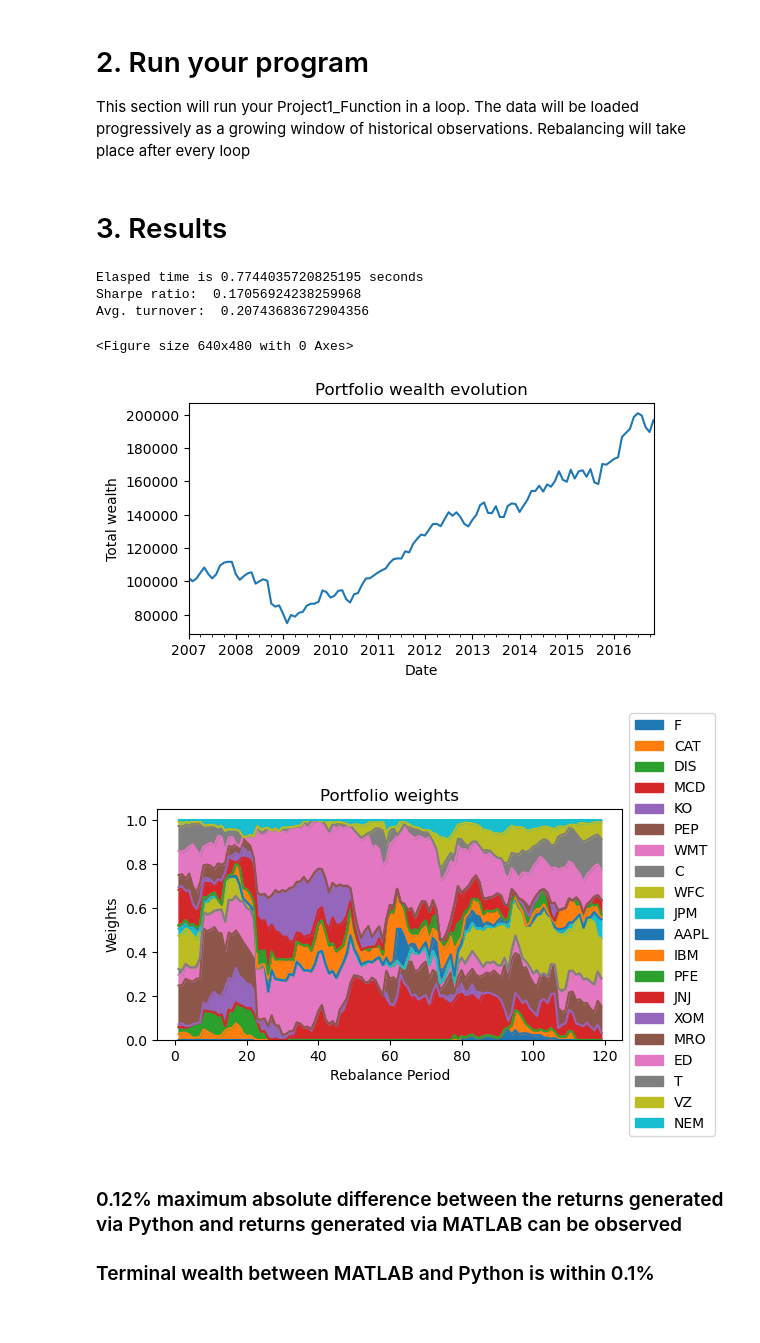
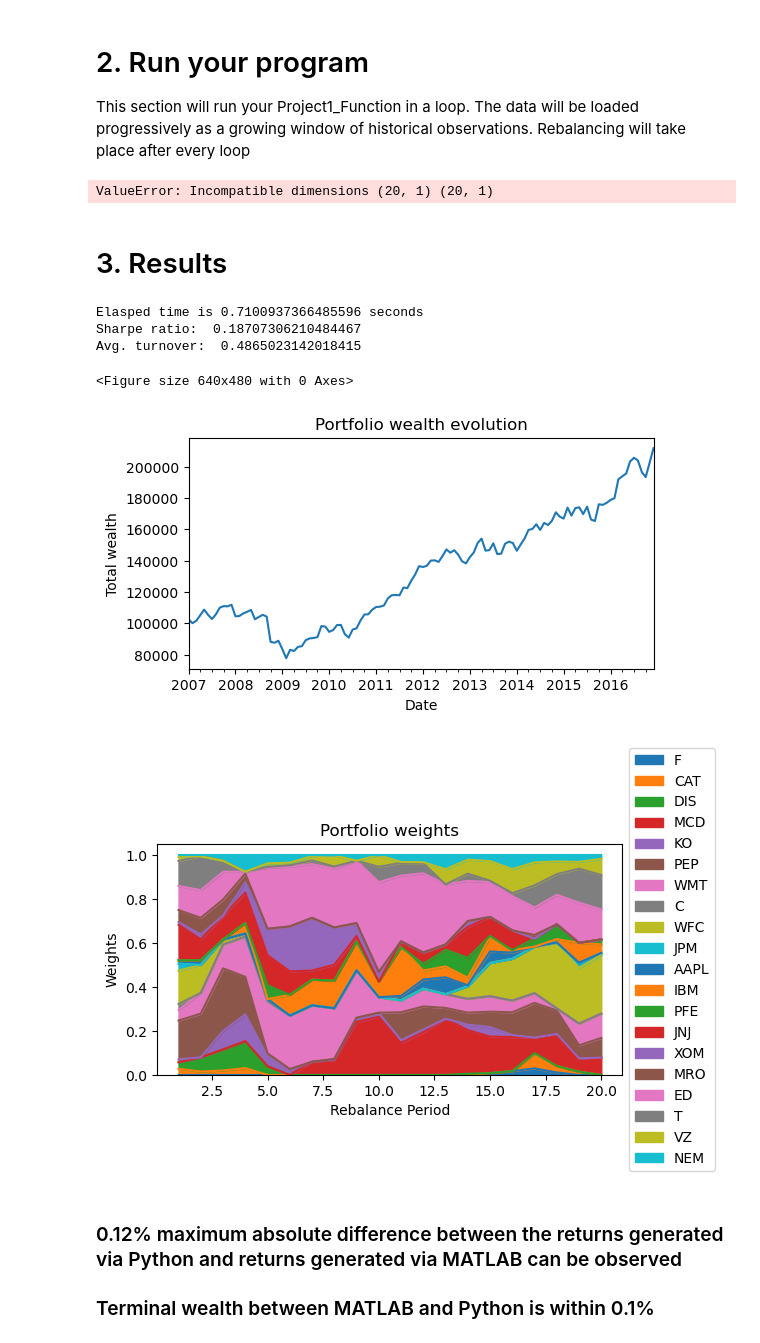
Before and after one commit to fan10-lau/Robust-Mean-Variance-Optimization, a Jupyter notebook: MIE377_Project_Main.ipynb, the cells around one changed output. Cells and saved outputs as stored; diff of their text form; code cells hidden in the pictures.

Commit message:
Phase One

```diff
--- a/MIE377_Project_Main.ipynb
+++ b/MIE377_Project_Main.ipynb
@@ -19,6 +19,20 @@ import pandas as pd
 
 adjClose = pd.read_csv("MIE377_AssetPrices.csv", index_col=0)
 factorRet = pd.read_csv("MIE377_FactorReturns.csv", index_col=0)
+# %%
+# --- Reload edited service modules so your notebook picks up the changes ---
+import importlib
+from services import estimators, optimization, strategies, project_function as pf
+importlib.reload(estimators)
+importlib.reload(optimization)
+importlib.reload(strategies)
+importlib.reload(pf)
+
+# --- Phase-1 (Box) knobs: keep here so you can tune easily ---
+TARGET_R   = 0.005    # 0.5% per month target (adjust if infeasible)
+LOOKBACK   = 60       # months used to estimate mu, Q
+Z          = 1.96     # 95% confidence box radius
+ALLOW_SHORT= False    # long-only (simple |x| = x robust constraint)
 # %%
 adjClose.index = pd.to_datetime(adjClose.index)
 factorRet.index = pd.to_datetime(factorRet.index)
@@ -27,7 +41,7 @@ factorRet.index = pd.to_datetime(factorRet.index)
 initialVal = 100000
 
 # Length of investment period (in months)
-investPeriod = 1
+investPeriod = 6
 
 # divide the factor returns by  100
 factorRet = factorRet/100
@@ -51,6 +65,24 @@ adjClose = adjClose.iloc[1:,:]
 # %%
 assert adjClose.index[0] == returns.index[0]
 assert adjClose.index[0] == factorRet.index[0]
+# %%
+# Use Phase 1 (Box-robust) in this notebook run
+from services.strategies import OLS_RobustBox, OLS_MVO
+
+def project_function(periodReturns, periodFactRet, x0):
+    """
+    Notebook-level override so we can choose between baseline and robust easily.
+    Phase 1: Robust Box MVO
+    """
+    Strategy = OLS_RobustBox(
+        target_return=TARGET_R,
+        lookback=LOOKBACK,
+        z_or_conf=Z,
+        allow_short=ALLOW_SHORT,
+        conf_is_level=False,   # set True if you pass 0.95 etc. instead of 1.96
+    )
+    x = Strategy.execute_strategy(periodReturns, periodFactRet)
+    return x
 # %% [markdown]
 # 2. Run your program
 
@@ -116,7 +148,7 @@ for t in range(NoPeriods):
     # Portfolio optimization
     # You must write code your own algorithmic trading function
     #----------------------------------------------------------------------
-    x[:,t] = project_function(periodReturns, periodFactRet)
+    x[:,t] = project_function(periodReturns, periodFactRet, x0[:,t])
 
     #Calculate the turnover rate
     if t > 0:
@@ -139,6 +171,8 @@ for t in range(NoPeriods):
 
 portfValue = pd.concat(portfValue, axis = 0)
 end_time = time.time()
+# %% [output]
+ValueError: Incompatible dimensions (20, 1) (20, 1)
 # %% [markdown]
 # 3. Results
 # %%
@@ -162,44 +196,44 @@ print("Elasped time is "+ str(end_time - start_time) + ' seconds')
 print('Sharpe ratio: ', str(SR[0]))
 print('Avg. turnover: ', str(avgTurnover))
 # %% [output]
-Elasped time is 0.7744035720825195 seconds
-Sharpe ratio:  0.17056924238259968
-Avg. turnover:  0.20743683672904356
+Elasped time is 0.7100937366485596 seconds
+Sharpe ratio:  0.18707306210484467
+Avg. turnover:  0.4865023142018415
 # %%
 #--------------------------------------------------------------------------
 # 3.2 Portfolio wealth evolution plot
 #--------------------------------------------------------------------------
 # Calculate the dates of the out-of-sample period
 
 fig = plt.figure(1)
 portfValue.plot(title = 'Portfolio wealth evolution',
                 ylabel = 'Total wealth',
                 figsize = (6, 3),
                 legend = False)
 plt.savefig("images/wealth.svg")
 
 #--------------------------------------------------------------------------
 # 3.3 Portfolio weights plot
 #--------------------------------------------------------------------------
 # Portfolio weights
 
 fig2 = plt.figure(2);
 x[x < 0] = 0
-weights = pd.DataFrame(x, index = tickers)
+weights = pd.DataFrame(x[(x >0).any(axis=1)], index = tickers[(x >0).any(axis=1)])
 weights.columns = [col + 1 for col in weights.columns]
 weights.T.plot.area(title = 'Portfolio weights',
                   ylabel = 'Weights', xlabel = 'Rebalance Period',
                   figsize = (6, 3),
                   legend = True, stacked = True)
 plt.legend(loc='center left', bbox_to_anchor=(1.0, 0.5))
 plt.savefig("images/weights.svg");
 #
 # %%%%%%%%%%%%%%%%%%%%%%%%%%%%%%%%%%%%%%%%%%%%%%%%%%%%%%%%%%%%%%%%%%%%%%%%%%%
 # % Program End
 # %% [output]
 <Figure size 640x480 with 0 Axes>
-[figure, old version]
+[figure, new version]
-[figure, old version]
+[figure, new version]
 # %% [markdown]
 ### 0.12% maximum absolute difference between the returns generated via Python and returns generated via MATLAB can be observed
 
```
Also changed, not shown: 18 other files.
